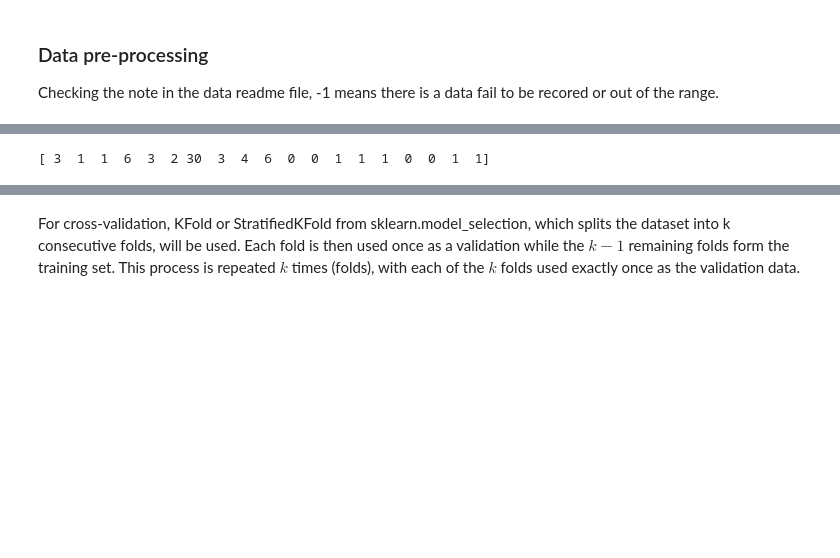
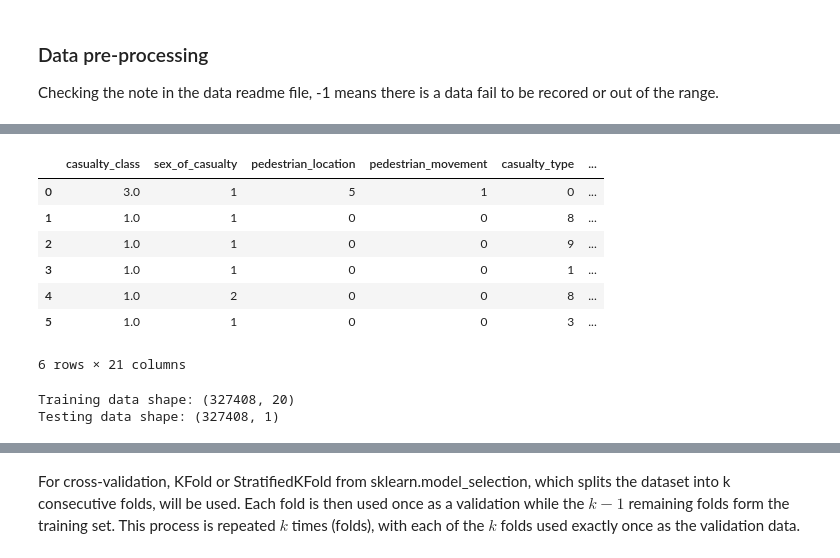
Before and after one commit to Lem-c/DS-reg-vs-nn, a Jupyter notebook: DS_23096666.ipynb, the cells around one changed output, grey strips where cells are left out. Drawn from its saved outputs; the diff is of its cells as text; code cells hidden in the pictures; blank space fills up the shorter version.

```diff
--- a/DS_23096666.ipynb
+++ b/DS_23096666.ipynb
@@ -170,0 +226,32 @@ Df size: (538461, 36)
+# %%
+"""
+The target columns are: 'casualty_severity', 'road_type'
+However, the y column that used for prediction has to be one dismension.
+Therefor, a look up table that saves the combination of these two columns has
+to be created.
+"""
+# Define the pairs [1, 2, 3] [1, 2, 3, 6, 7, 9, 12]
+pairs = [(1, 1), (0, 3), (0, 4), (0, 7), (1, 1), (1, 3), (1, 7), (2, 7)]
+
+def get_look_up_table(list1, list2):
+    lookup_table = {}
+    counter = 0
+    # Map each unique pair to a unique integer, incrementing sequentially.
+    for item1 in list1:
+        for item2 in list2:
+            lookup_table[(item1, item2)] = counter
+            counter += 1
+    return lookup_table
+
+lookup_table = get_look_up_table([1, 2, 3], [1, 2, 3, 6, 7, 9, 12])
+# Print the lookup table
+for pair, value in lookup_table.items():
+    print(f"Pair: {pair}, Value: {value}")
+
+# Apply the lookup table to each row
+def lookup_value(row, class1='accident_severity', class2='road_type'):
+    try:
+        return lookup_table[(row[class1], row[class2])]
+    except KeyError as e:
+        print(f"KeyError for row: {row.to_dict()}")
+        return None
@@ -170,0 +276,11 @@ Df size: (538461, 36)
+# %%
+# Merge the casulty and collision data set together by right
+collision_casualty_merged = pd.merge(casualtyDataset.raw, collisionDataset.raw, how='right', on='accident_reference')
+# Check how many null values existed in merged result
+print(collision_casualty_merged.isnull().sum())
+# Appl look up table to combine two classes together
+collision_casualty_merged['labels'] = collision_casualty_merged.apply(lookup_value, axis=1)
+# Get final dataset used for trainning
+dataSet = TrainDataset(collision_casualty_merged, loc_remove=['accident_reference', 'casualty_severity',
+                                                            'accident_severity', 'road_type'],
+                       loc_test=['labels'])
@@ -217,7 +363,20 @@ Text(0, 0.5, 'Casualty Type')
+# %%
+display(dataSet.raw.head(6))
+# %% [output]
+|  | casualty_class | sex_of_casualty | pedestrian_location | pedestrian_movement | casualty_type | ... |
+| 0 | 3.0 | 1 | 5 | 1 | 0 | ... |
+| 1 | 1.0 | 1 | 0 | 0 | 8 | ... |
+| 2 | 1.0 | 1 | 0 | 0 | 9 | ... |
+| 3 | 1.0 | 1 | 0 | 0 | 1 | ... |
+| 4 | 1.0 | 2 | 0 | 0 | 8 | ... |
+| 5 | 1.0 | 1 | 0 | 0 | 3 | ... |
+6 rows × 21 columns
 # %%
 # Data split into training and testing sets with a 7:3 ratio
-train_X, test_X, train_y, test_y = train_test_split(dataset.X, dataset.y, test_size=0.3, random_state=2024)
+train_X, test_X, train_y, test_y = train_test_split(dataSet.X, dataSet.y, test_size=0.3, random_state=2024)
+
+print(f"Training data shape: {dataSet.X.shape}")
+print(f"Testing data shape: {dataSet.y.shape}")
+# %% [output]
+Training data shape: (327408, 20)
+Testing data shape: (327408, 1)
-# %%
-print(train_X[0])
-# %% [output]
-[ 3  1  1  6  3  2 30  3  4  6  0  0  1  1  1  0  0  1  1]
```
Also changed, not shown: parts of 17 cells of this notebook, 3 other files.
